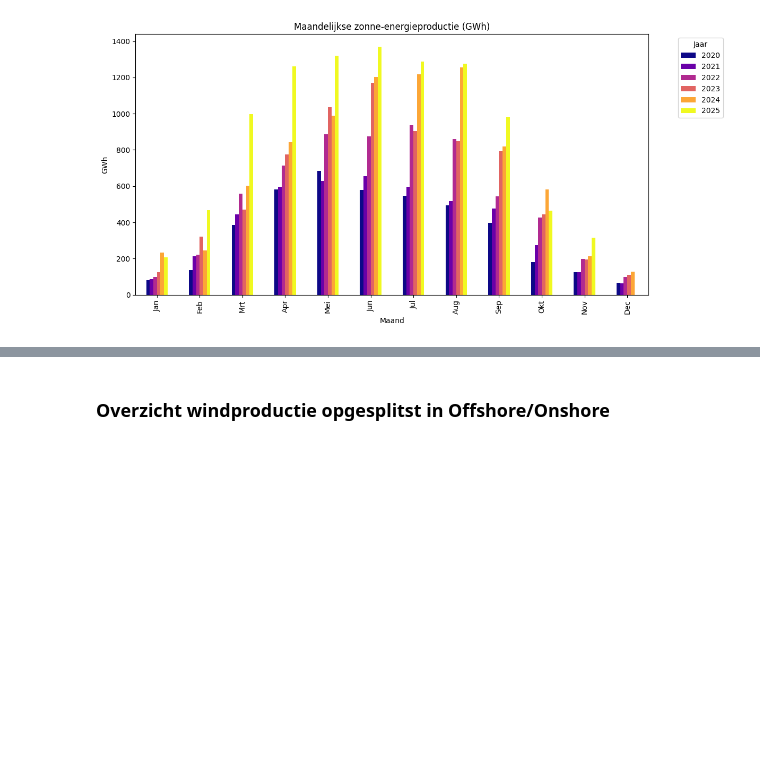
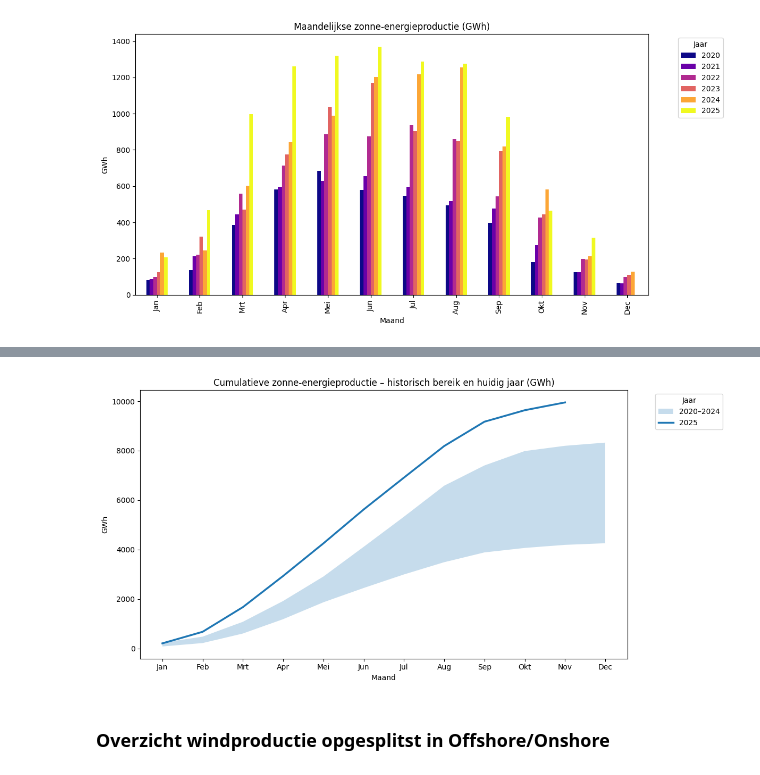
Before and after one commit to LeemanF/DataScientistEindwerkJaar1, a Jupyter notebook: main.ipynb, the cells around one changed output, grey strips where cells are left out. Cells and saved outputs as stored; diff of their text form; code cells hidden in the pictures; blank space fills up the shorter version.

```diff
--- a/main.ipynb
+++ b/main.ipynb
@@ -79,3 +83,7 @@ vt.plot_solar(lang=lang, short=short,layout="months")
+# %%
+vt.plot_solar(lang=lang, short=short,layout="cumulative_zone")
+# %% [output]
+[figure, added]
 # %% [markdown]
 ### Overzicht windproductie opgesplitst in Offshore/Onshore
 # %%
```
Also changed, not shown: parts of 1 cell of this notebook, 2 other files.
